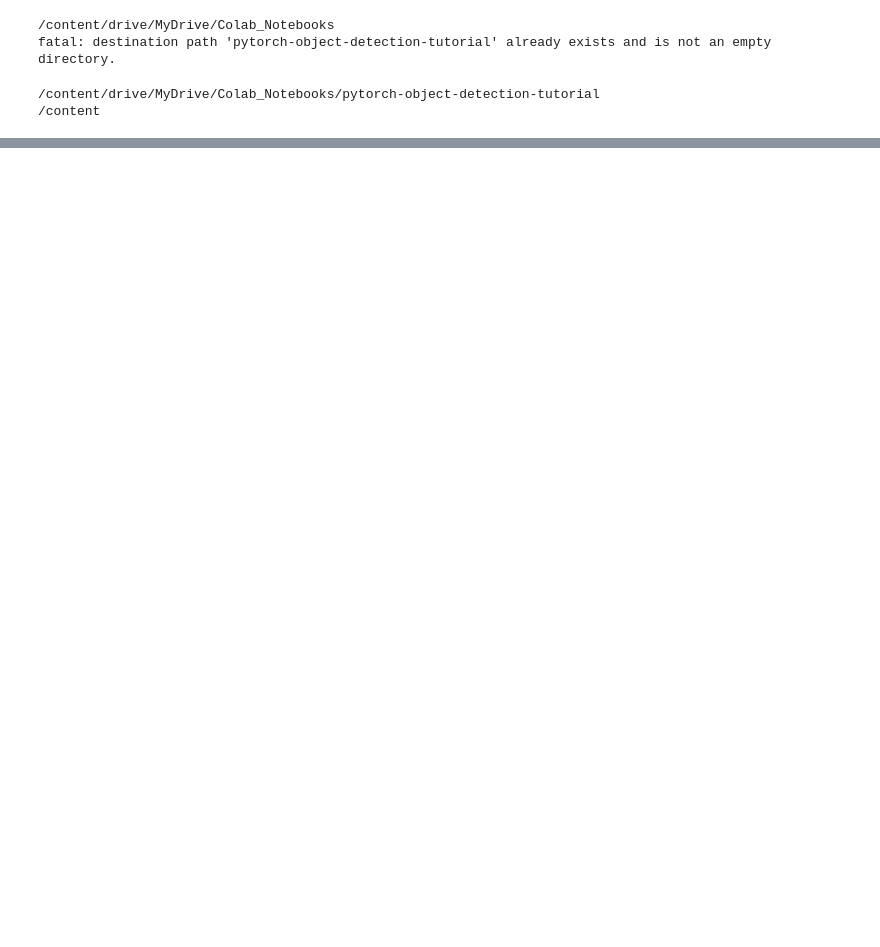
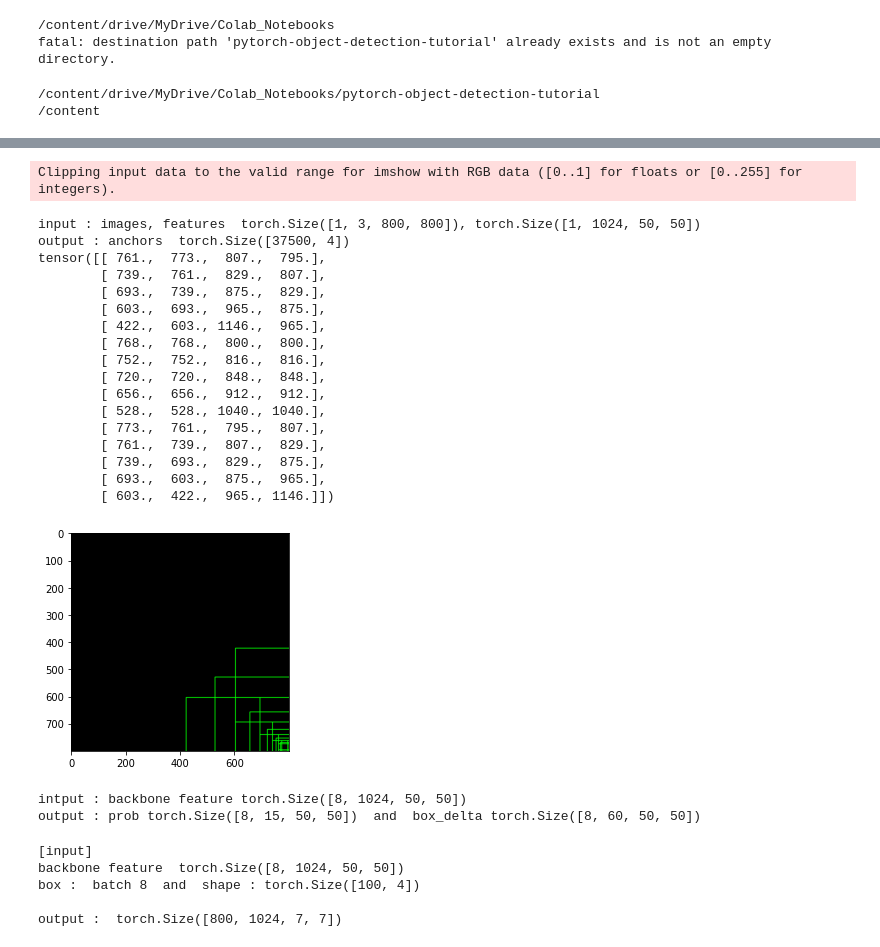
Before and after one commit to yoojy31/pytorch-object-detection-tutorial, a Jupyter notebook: tutorial.ipynb, the cells around one changed output, grey strips where cells are left out. Saved outputs shown, nothing was run; the diff lists cells and outputs as text; code cells hidden in the pictures; blank space fills up the shorter version.

```diff
--- a/tutorial.ipynb
+++ b/tutorial.ipynb
@@ -263,5 +292,62 @@ if False:
+# %%
+@torch.no_grad()
+def tmp_test_anchor_generator(draw_index):
+  import cv2
+  import matplotlib.pyplot as plt
+
+  rpn_anchor_generator = AnchorGenerator(
+        sizes=((32, 64, 128, 256, 512),), aspect_ratios=((0.5, 1.0, 2.0),))
+  rpn_anchor_generator.to('cpu')
+
+  images = torch.rand(1, 3, 800, 800)
+  features = torch.rand(1, 1024, 50, 50)
+
+  from torchvision.models.detection.image_list import ImageList
+  images = ImageList(images, [(800, 800)])
+
+  anchors = rpn_anchor_generator(images, features)
+
+  print('input : images, features  {}, {}'.format(images.tensors.shape, features.shape))
+  print('output : anchors  {}'.format(anchors[0].shape)) # 37,500 == 50x50 x 15
+
+  draw_img = torch.zeros(800, 800, 3).numpy()
+  # 박스 시각화
+  def makeBox(voc_im, bbox):
+    image = voc_im.copy()
+    for i in range(len(bbox)):
+      cv2.rectangle(image,(int(bbox[i][0]),int(bbox[i][1])),(int(bbox[i][2]),int(bbox[i][3])),color = (0,255,0),thickness = 2)
+    return image
+
+  selected_boxes = anchors[0][draw_index:draw_index+15]
+
+  print(selected_boxes)
+  plot_image = makeBox(draw_img, selected_boxes)
+  plt.imshow(plot_image)
+
+tmp_test_anchor_generator(37485) # 0, 15, 30, 45, .... , 37485 까지 임의의 넣어볼 것
+# %% [output]
+Clipping input data to the valid range for imshow with RGB data ([0..1] for floats or [0..255] for integers).
+input : images, features  torch.Size([1, 3, 800, 800]), torch.Size([1, 1024, 50, 50])
+output : anchors  torch.Size([37500, 4])
+tensor([[ 761.,  773.,  807.,  795.],
+        [ 739.,  761.,  829.,  807.],
+        [ 693.,  739.,  875.,  829.],
+        [ 603.,  693.,  965.,  875.],
+        [ 422.,  603., 1146.,  965.],
+        [ 768.,  768.,  800.,  800.],
+        [ 752.,  752.,  816.,  816.],
+        [ 720.,  720.,  848.,  848.],
+        [ 656.,  656.,  912.,  912.],
+        [ 528.,  528., 1040., 1040.],
+        [ 773.,  761.,  795.,  807.],
+        [ 761.,  739.,  807.,  829.],
+        [ 739.,  693.,  829.,  875.],
+        [ 693.,  603.,  875.,  965.],
+        [ 603.,  422.,  965., 1146.]])
+[figure, added]
 # %%
-if False:
+@torch.no_grad()
+def tmp_test_RPNHead():
   rpn_head = RPNHead(in_channels=1024, num_anchors=5*3) # 1024 : backbone의 output channel
 
   backbone_feature_map = torch.rand(8, 1024, 50, 50)
@@ -269,3 +355,8 @@ if False:
   prob, box_delta = rpn_head([backbone_feature_map])
   print('intput : backbone feature {}'.format(backbone_feature_map.shape))
   print('output : prob {}  and  box_delta {}'.format(prob[0].shape, box_delta[0].shape))
+
+tmp_test_RPNHead()
+# %% [output]
+intput : backbone feature torch.Size([8, 1024, 50, 50])
+output : prob torch.Size([8, 15, 50, 50])  and  box_delta torch.Size([8, 60, 50, 50])
@@ -300,5 +363,6 @@ if False:
 # %%
-if False:
+@torch.no_grad()
+def tmp_test_RoIAlign():
   roi_pooler = torchvision.ops.MultiScaleRoIAlign(
           featmap_names=['0'], output_size=7, sampling_ratio=2)
 
@@ -312,4 +376,12 @@ if False:
       x={'0': backbone_feature_map},
       boxes=box_of_rpn,
       image_shapes=[(800, 800)] * 8).shape)
+
+tmp_test_RoIAlign()
+# %% [output]
+[input]
+backbone feature  torch.Size([8, 1024, 50, 50])
+box :  batch 8  and  shape : torch.Size([100, 4])
+
+output :  torch.Size([800, 1024, 7, 7])
 # %%
```
Also changed, not shown: parts of 24 cells of this notebook.
